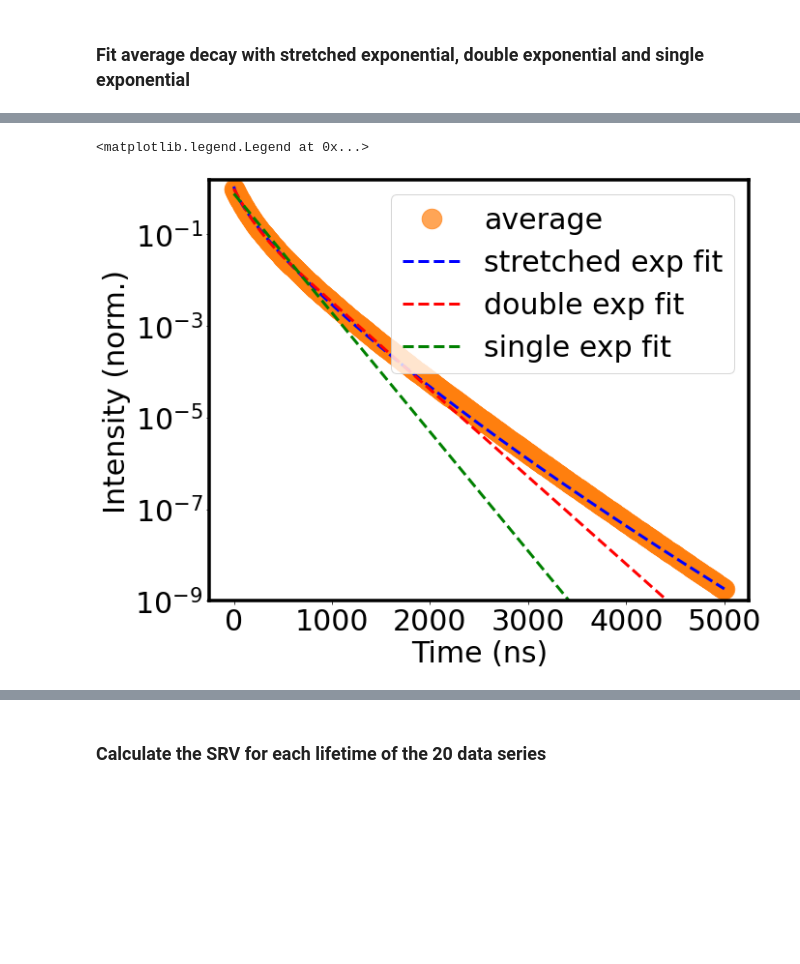
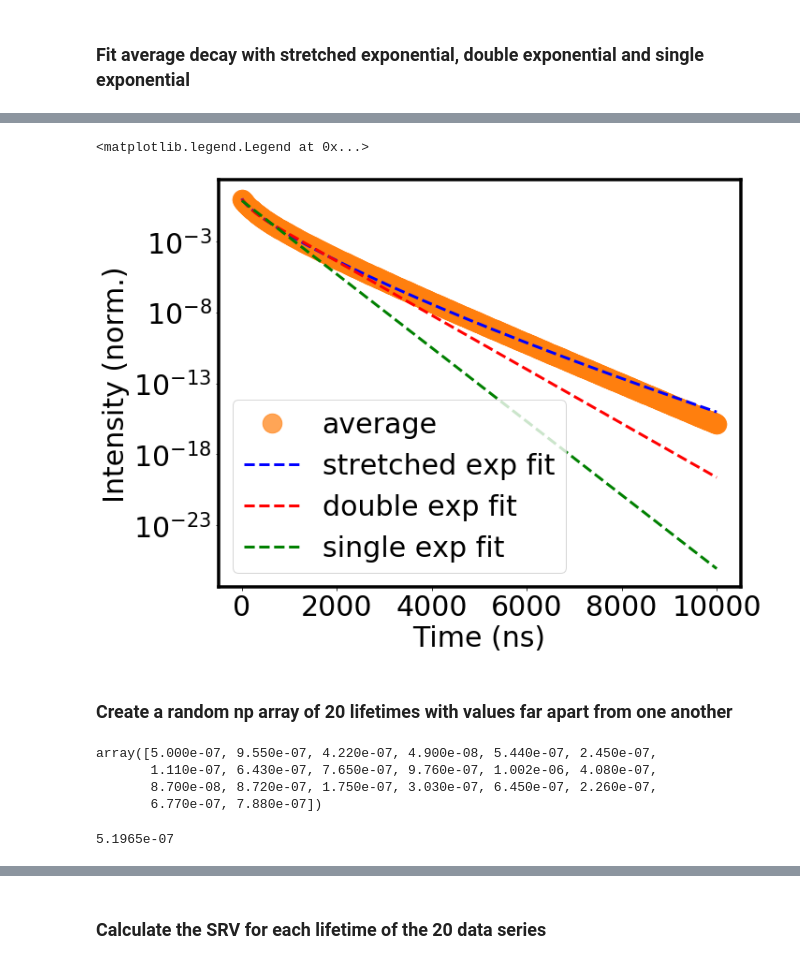
Before and after one commit to mtaddei94/TimeResolvedPL, a Jupyter notebook: TRPL_sim.ipynb, the cells around one changed output, grey strips where cells are left out. Cells and saved outputs as stored; diff of their text form; code cells hidden in the pictures; blank space fills up the shorter version.

```diff
--- a/TRPL_sim.ipynb
+++ b/TRPL_sim.ipynb
@@ -43,7 +36,7 @@ Text(0.5, 0, 'Tau values (ns)')
 # %% [markdown]
 ### Generate time array
 # %%
-t = np.linspace(0,5000,num=1000)*1e-9 # converted to s
+t = np.linspace(0,10000,num=1000)*1e-9 # converted to s
 # %% [markdown]
 ### Generate single exponentials and average them to see the stretched behavior
 # %%
@@ -104,15 +96,16 @@ avg. tau (ns) = 167.08441785267945
 # %%
 # plot
 plt.figure(figsize=(10,8))
 plt.plot(t*1e9, I_avg/np.max(I_avg),'C1o', alpha=0.7,label="average")
 plt.plot(t*1e9, stretched_exp[4], 'b--', lw = 3, label="stretched exp fit")
 plt.plot(t*1e9, double_exp[5], 'r--', lw = 3, label="double exp fit")
 plt.plot(t*1e9, single_exp[3], 'g--', lw = 3, label="single exp fit")
 plt.yscale('log')
 plt.xlabel("Time (ns)", fontsize=30)
 plt.ylabel("Intensity (norm.)", fontsize=30)
-plt.ylim(1e-9,1.5)
 plt.legend()
 # %% [output]
 <matplotlib.legend.Legend at 0x...>
-[figure, old version]
+[figure, new version]
+# %% [markdown]
+### Create a random np array of 20 lifetimes with values far apart from one another
@@ -118,0 +114,11 @@ plt.legend()
+# %%
+tau_far
+# %% [output]
+array([5.000e-07, 9.550e-07, 4.220e-07, 4.900e-08, 5.440e-07, 2.450e-07,
+       1.110e-07, 6.430e-07, 7.650e-07, 9.760e-07, 1.002e-06, 4.080e-07,
+       8.700e-08, 8.720e-07, 1.750e-07, 3.030e-07, 6.450e-07, 2.260e-07,
+       6.770e-07, 7.880e-07])
+# %%
+np.average(tau_far)
+# %% [output]
+5.1965e-07
```
Also changed, not shown: parts of 96 cells of this notebook.
